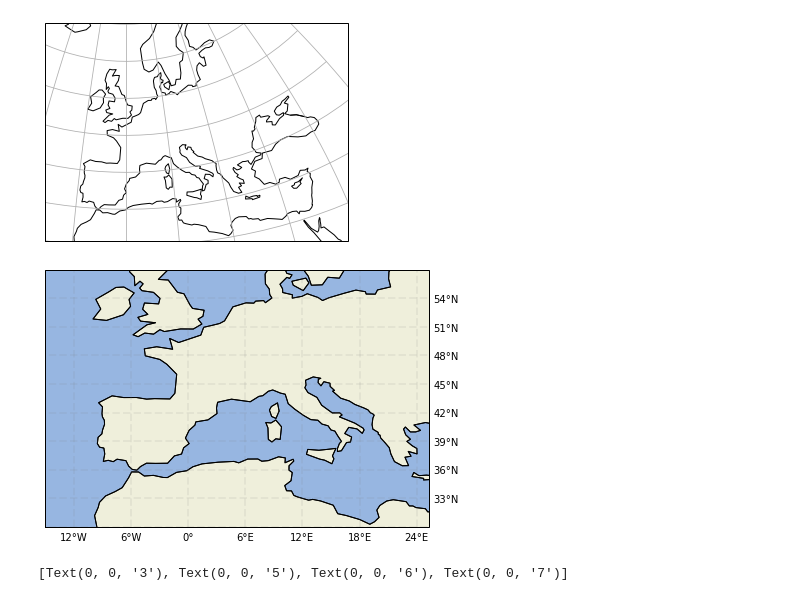
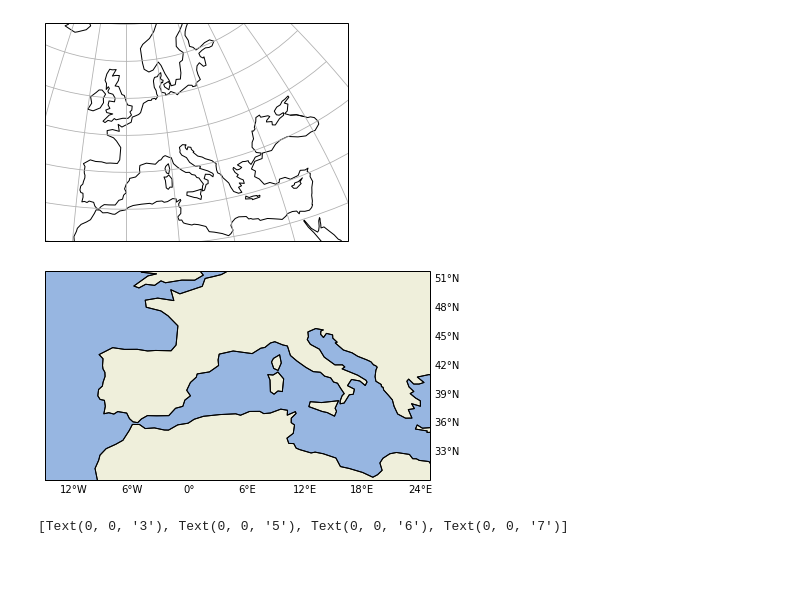
Before and after one commit to hannasv/ms, a Jupyter notebook: notebooks/plotting/plot_grid.ipynb, the cells around one changed output. Saved outputs shown, nothing was run; the diff lists cells and outputs as text; code cells hidden in the pictures; blank space fills up the shorter version.

```diff
--- a/notebooks/plotting/plot_grid.ipynb
+++ b/notebooks/plotting/plot_grid.ipynb
@@ -10,7 +10,8 @@ import glob
 import seaborn as sns
 #import xarray as xr
 import cartopy as cp
-save_dir = '/home/hanna/images_simple_statsmodels/'
+import os
+save_dir = '/home/hanna/MS-figures'
 # %%
 # NOT USE THIS
 ax = plt.axes(projection=ccrs.TransverseMercator())
@@ -24,31 +25,31 @@ ax.set_extent([-15, 40, 30, 60])
 # %%
 # Eumetsat 36 000km.
 
 from cartopy.mpl.gridliner import LONGITUDE_FORMATTER, LATITUDE_FORMATTER
 
 #ax = plt.axes(projection=ccrs.Geostationary(central_longitude=0.0, satellite_height=35785831,
 #                   false_easting=0, false_northing=0, globe=None))
 ax = plt.axes(projection=ccrs.PlateCarree())
 ax.coastlines()
 #ax.gridlines(color='black', alpha=0.5)
 
 gl = ax.gridlines(crs=ccrs.PlateCarree(), draw_labels=True,
-                  linewidth=2, color='gray', alpha=0.1, linestyle='--')
+                  linewidth=2, color='gray', alpha=0.0, linestyle='--')
 gl.xlabels_top = False
 gl.ylabels_left = False
 gl.xformatter = LONGITUDE_FORMATTER
 gl.yformatter = LATITUDE_FORMATTER
 
 
 ax.add_feature(cp.feature.OCEAN, zorder=0)
 ax.add_feature(cp.feature.LAND, zorder=0, edgecolor='black')
 
-ax.set_extent([-15, 25.25, 30, 55.25])
+ax.set_extent([-15, 25., 30, 50])
 
 plt.subplots_adjust(left=0.01, bottom=0.01, right=0.9, top=0.9, wspace=0.1, hspace=0.1)
-plt.savefig(save_dir+"Domain_ERA5.png", bbox_inches='tight')
+plt.savefig(os.path.join(save_dir, "Domain.png"), bbox_inches='tight')
 # %% [output]
-[figure, old version]
+[figure, new version]
 # %%
 ax = plt.axes(projection=ccrs.Geostationary(central_longitude=0.0, satellite_height=35785831,
                    false_easting=0, false_northing=0, globe=None))
```
Also changed, not shown: parts of 1 cell of this notebook, 9 other files.
